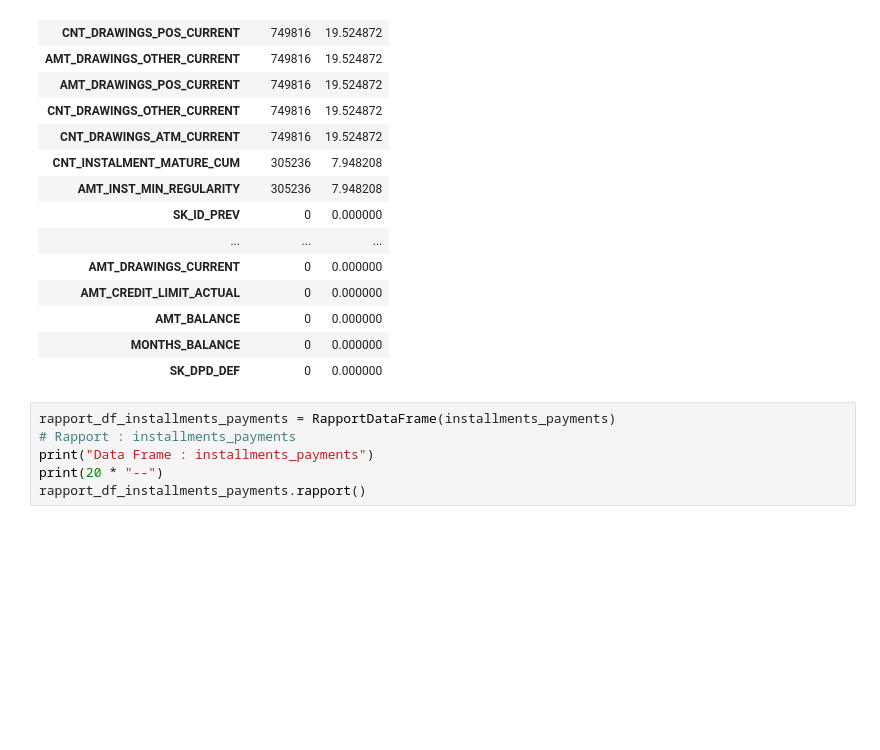
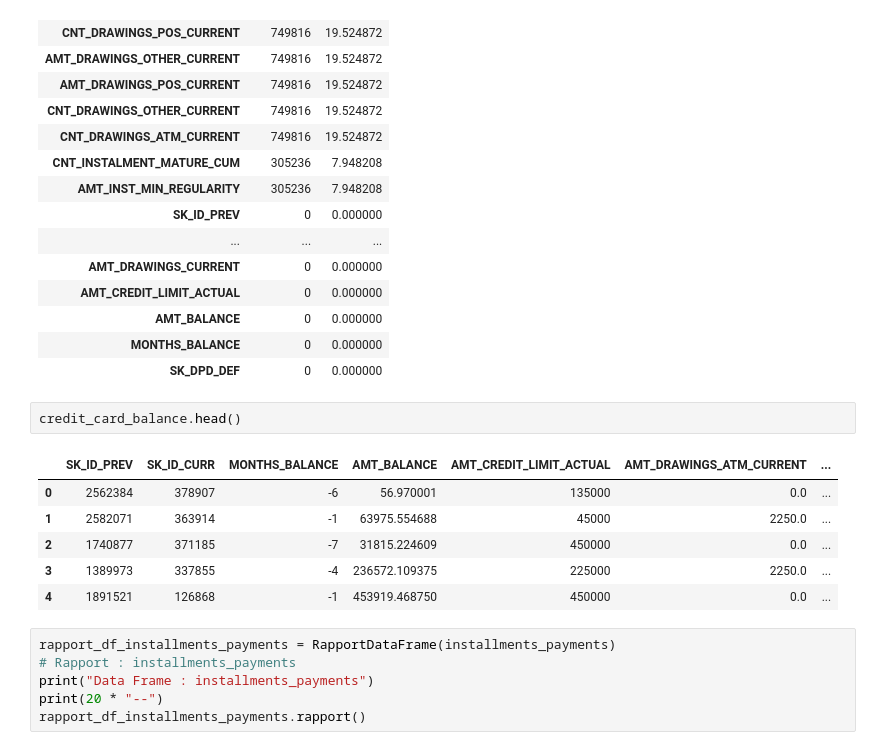
Before and after one commit to DaiTensa/projetscoring, a Jupyter notebook: notebook/01_EDA.ipynb, the cells around one changed output. Saved outputs shown, nothing was run; the diff lists cells and outputs as text; blank space fills up the shorter version.

```diff
--- a/notebook/01_EDA.ipynb
+++ b/notebook/01_EDA.ipynb
@@ -328,6 +373,15 @@ credit_card_balance_df_missing_value
 | AMT_BALANCE | 0 | 0.000000 |
 | MONTHS_BALANCE | 0 | 0.000000 |
 | SK_DPD_DEF | 0 | 0.000000 |
+# %%
+credit_card_balance.head()
+# %% [output]
+|  | SK_ID_PREV | SK_ID_CURR | MONTHS_BALANCE | AMT_BALANCE | AMT_CREDIT_LIMIT_ACTUAL | AMT_DRAWINGS_ATM_CURRENT | ... |
+| 0 | 2562384 | 378907 | -6 | 56.970001 | 135000 | 0.0 | ... |
+| 1 | 2582071 | 363914 | -1 | 63975.554688 | 45000 | 2250.0 | ... |
+| 2 | 1740877 | 371185 | -7 | 31815.224609 | 450000 | 0.0 | ... |
+| 3 | 1389973 | 337855 | -4 | 236572.109375 | 225000 | 2250.0 | ... |
+| 4 | 1891521 | 126868 | -1 | 453919.468750 | 450000 | 0.0 | ... |
 # %%
 rapport_df_installments_payments = RapportDataFrame(installments_payments)
 # Rapport : installments_payments
```
Also changed, not shown: parts of 19 cells of this notebook, 1 other file.
